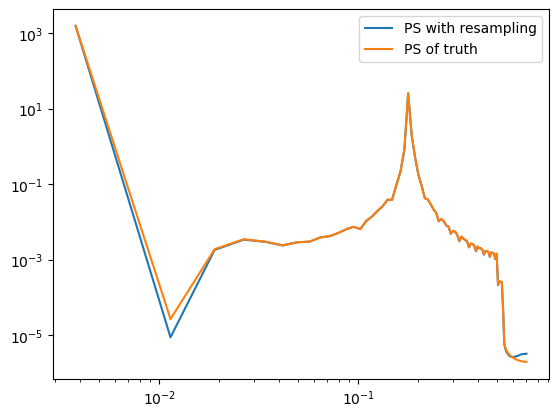
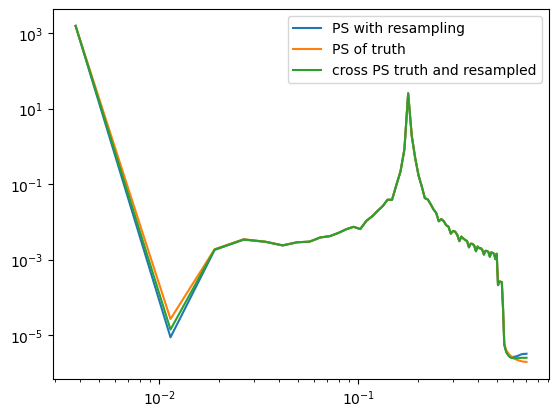
The notebook cell's code change between the first figure and the second:
--- before
+++ after
@@ -1,4 +1,5 @@
 plt.plot(nu, cl, label='PS with resampling')
 plt.plot(nu_truth, cl_truth, label='PS of truth')
+plt.plot(nu_cross, cl_cross, label='cross PS truth and resampled')
 plt.yscale('log')
 plt.xscale('log')

Commit: add cross